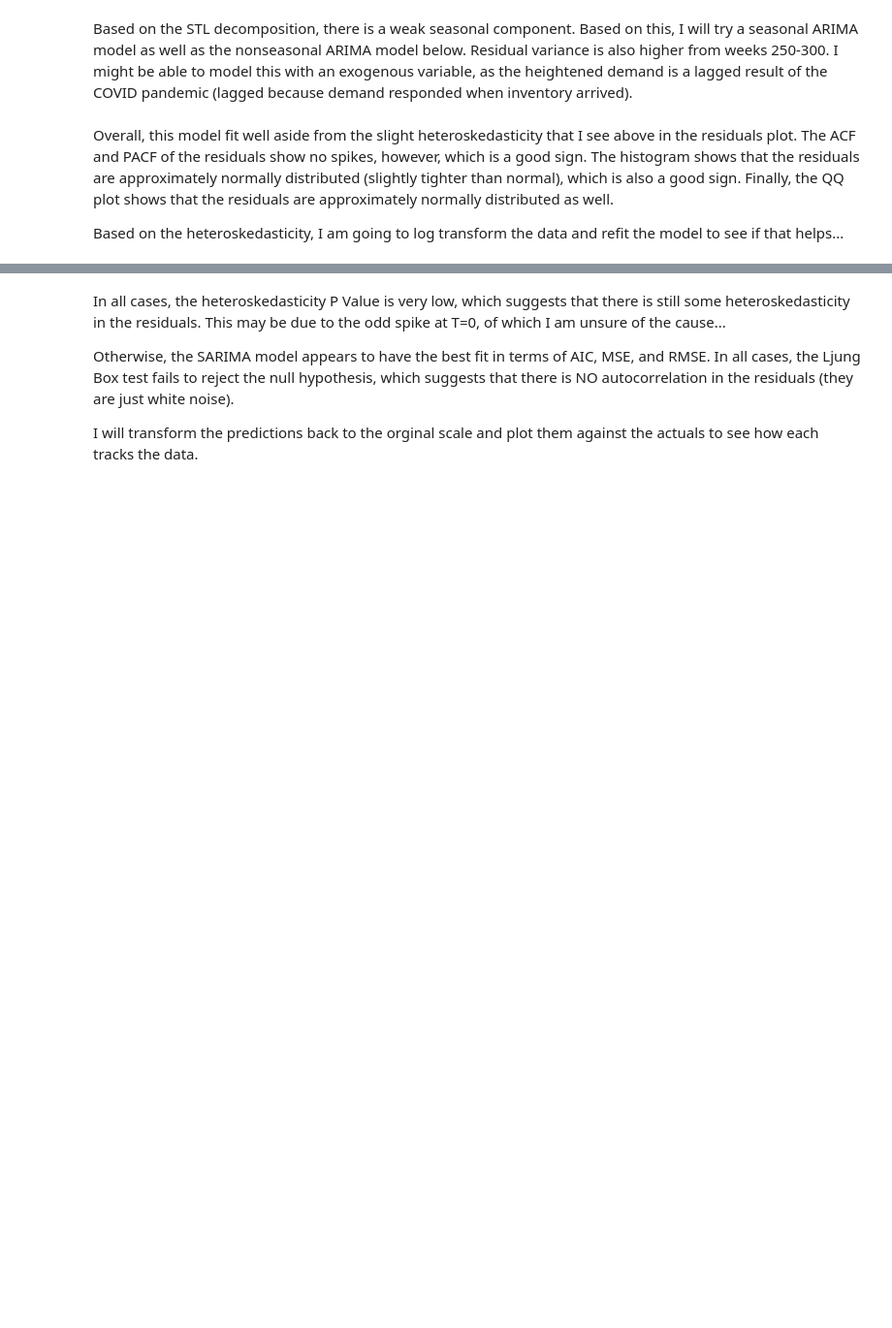
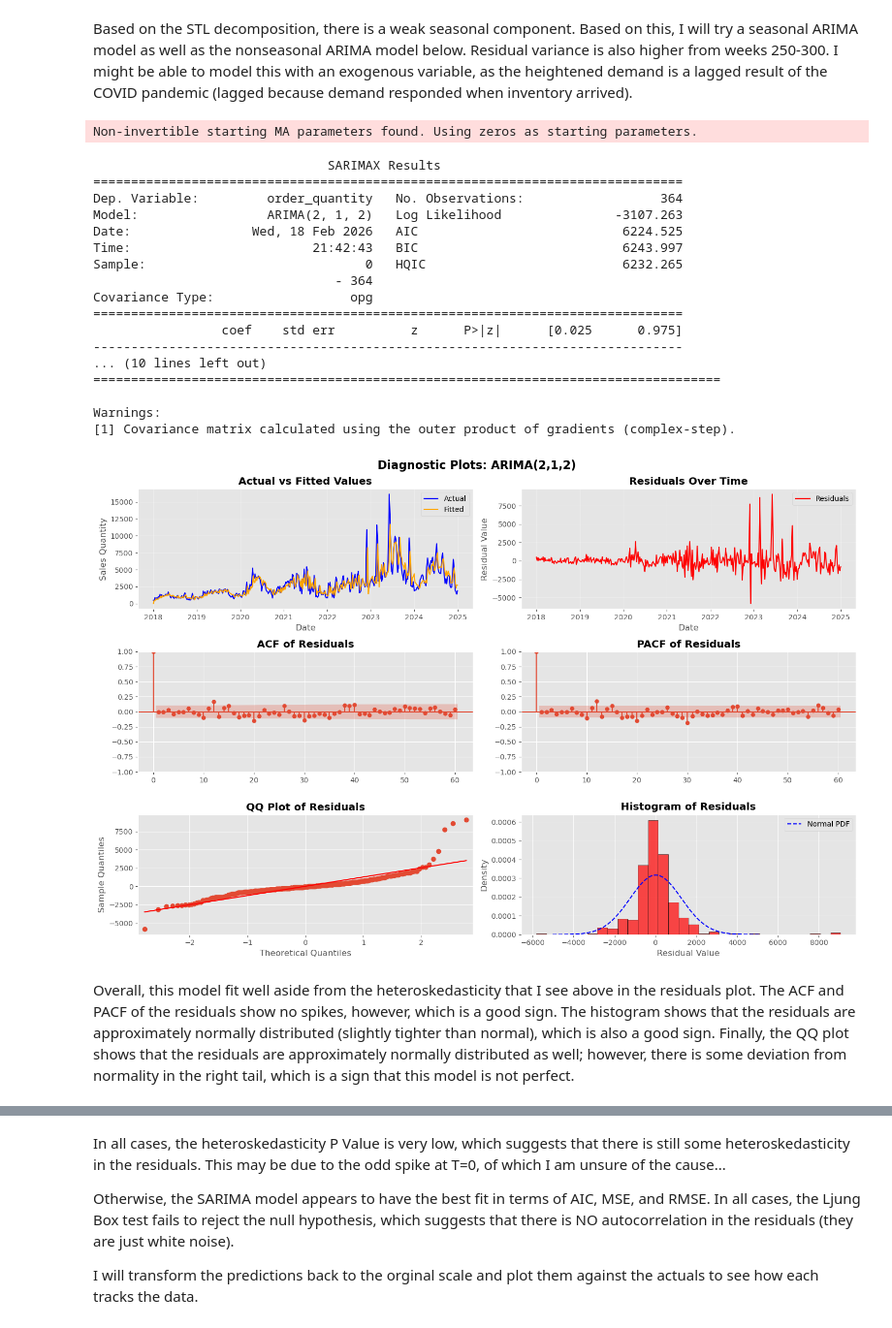
Before and after one commit to andersone17/time_series_hw_2, a Jupyter notebook: time_series_hw_2.ipynb, the cells around one changed output, grey strips where cells are left out. Shown at 97% size. Saved outputs shown, nothing was run; the diff lists cells and outputs as text; code cells hidden in the pictures; blank space fills up the shorter version.

```diff
--- a/time_series_hw_2.ipynb
+++ b/time_series_hw_2.ipynb
@@ -169,3 +221,11 @@ After taking the first difference, the ACF shows small negative spikes at lag 1-
+# %%
+# First, I will split the data data into training and testing set.
+sales['log_order_quantity'] = np.log(sales['order_quantity'])
+# Training vs Testing Sets
+from datetime import datetime
+CUTOFF_DATWE = datetime(2025, 1, 1)
+train = sales[sales['date'] < CUTOFF_DATWE].copy()
+test = sales[sales['date'] >= CUTOFF_DATWE].copy()
 # %%
 import pmdarima as pm
 # First try a nonseasonal model
@@ -279,33 +359,51 @@ def model_eval(fit_model):
     arch_pval = arch_test[1]
     return mse, rmse, aic, bic, ljung_box_pval, arch_pval
 # %%
-# Fit Model
-P = 4
+# Fit 212 Model
+P = 2
 D = 1
-Q = 3
-Y = sales['order_quantity']
+Q = 2
+Y = train['order_quantity']
 
 # Fit Model and Output Summary
 model = ARIMA(Y, order=(P,D,Q))
-model_fit = model.fit()
-print(model_fit.summary())
+model_212 = model.fit()
+print(model_212.summary())
 
 # Add fitted values to sales df for diagnostics
 FIT_COL = f'ARIMA_{P,D,Q}'
-sales[FIT_COL] = model_fit.fittedvalues
-residuals = model_fit.resid
+train[FIT_COL] = model_212.fittedvalues
+residuals = model_212.resid
 
 # Model Diagnostic Results
-model_fit_plot(sales, date_col='date', actual_col='order_quantity', fit_col=FIT_COL, residuals=residuals, title=f'ARIMA({P},{D},{Q})')
-mse, rmse, aic, bic, ljung_box_pval, arch_pval = model_eval(model_fit)
+model_fit_plot(train, date_col='date', actual_col='order_quantity', fit_col=FIT_COL, residuals=residuals, title=f'ARIMA({P},{D},{Q})')
+mse, rmse, aic, bic, ljung_box_pval, arch_pval = model_eval(model_212)
 model_results['Model'].append(f'ARIMA({P},{D},{Q})')
 model_results['MSE'].append(mse)
 model_results['RMSE'].append(rmse)
 model_results['AIC'].append(aic)
 model_results['BIC'].append(bic)
 model_results['Ljung-Box Residual Autocorrelation P-Val'].append(ljung_box_pval)
 model_results['Heteroskedasticity P-Val'].append(arch_pval)
+# %% [output]
+Non-invertible starting MA parameters found. Using zeros as starting parameters.
+                               SARIMAX Results
+==============================================================================
+Dep. Variable:         order_quantity   No. Observations:                  364
+Model:                 ARIMA(2, 1, 2)   Log Likelihood               -3107.263
+Date:                Wed, 18 Feb 2026   AIC                           6224.525
+Time:                        21:42:43   BIC                           6243.997
+Sample:                             0   HQIC                          6232.265
+                                - 364
+Covariance Type:                  opg
+==============================================================================
+                 coef    std err          z      P>|z|      [0.025      0.975]
+------------------------------------------------------------------------------
+... (10 lines left out)
+===================================================================================
+
+Warnings:
+[1] Covariance matrix calculated using the outer product of gradients (complex-step).
+[figure, added]
 # %% [markdown]
-Overall, this model fit well aside from the slight heteroskedasticity that I see above in the residuals plot. The ACF and PACF of the residuals show no spikes, however, which is a good sign. The histogram shows that the residuals are approximately normally distributed (slightly tighter than normal), which is also a good sign. Finally, the QQ plot shows that the residuals are approximately normally distributed as well.
-
-Based on the heteroskedasticity, I am going to log transform the data and refit the model to see if that helps...
+Overall, this model fit well aside from the heteroskedasticity that I see above in the residuals plot. The ACF and PACF of the residuals show no spikes, however, which is a good sign. The histogram shows that the residuals are approximately normally distributed (slightly tighter than normal), which is also a good sign. Finally, the QQ plot shows that the residuals are approximately normally distributed as well; however, there is some deviation from normality in the right tail, which is a sign that this model is not perfect.
```
Also changed, not shown: parts of 31 cells of this notebook.
